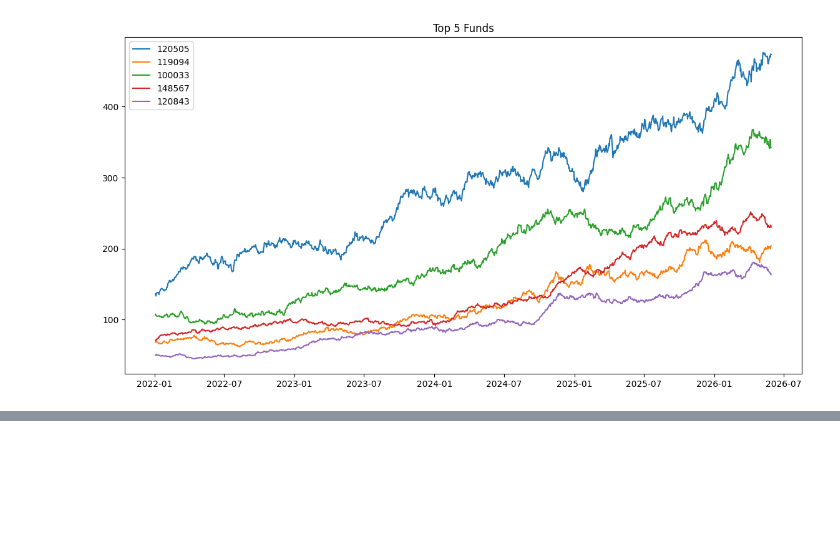
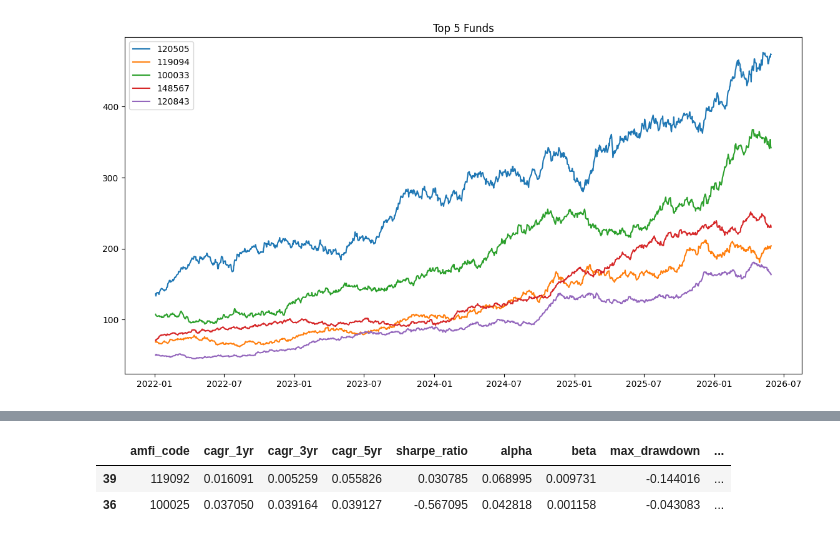
Before and after one commit to Rhea-15/mutual-fund-analytics, a Jupyter notebook: notebooks/Performance_Analytics.ipynb, the cells around one changed output, grey strips where cells are left out. Cells and saved outputs as stored; diff of their text form; code cells hidden in the pictures; blank space fills up the shorter version.

```diff
--- a/notebooks/Performance_Analytics.ipynb
+++ b/notebooks/Performance_Analytics.ipynb
@@ -515,0 +823,16 @@ plt.show()
+# %%
+worst_funds = (
+    scorecard
+    .sort_values(
+        "fund_score",
+        ascending=True
+    )
+    .groupby("category")
+    .head(1)
+)
+
+worst_funds
+# %% [output]
+|  | amfi_code | cagr_1yr | cagr_3yr | cagr_5yr | sharpe_ratio | alpha | beta | max_drawdown | ... |
+| 39 | 119092 | 0.016091 | 0.005259 | 0.055826 | 0.030785 | 0.068995 | 0.009731 | -0.144016 | ... |
+| 36 | 100025 | 0.037050 | 0.039164 | 0.039127 | -0.567095 | 0.042818 | 0.001158 | -0.043083 | ... |
```
Also changed, not shown: parts of 12 cells of this notebook, 29 other files.
